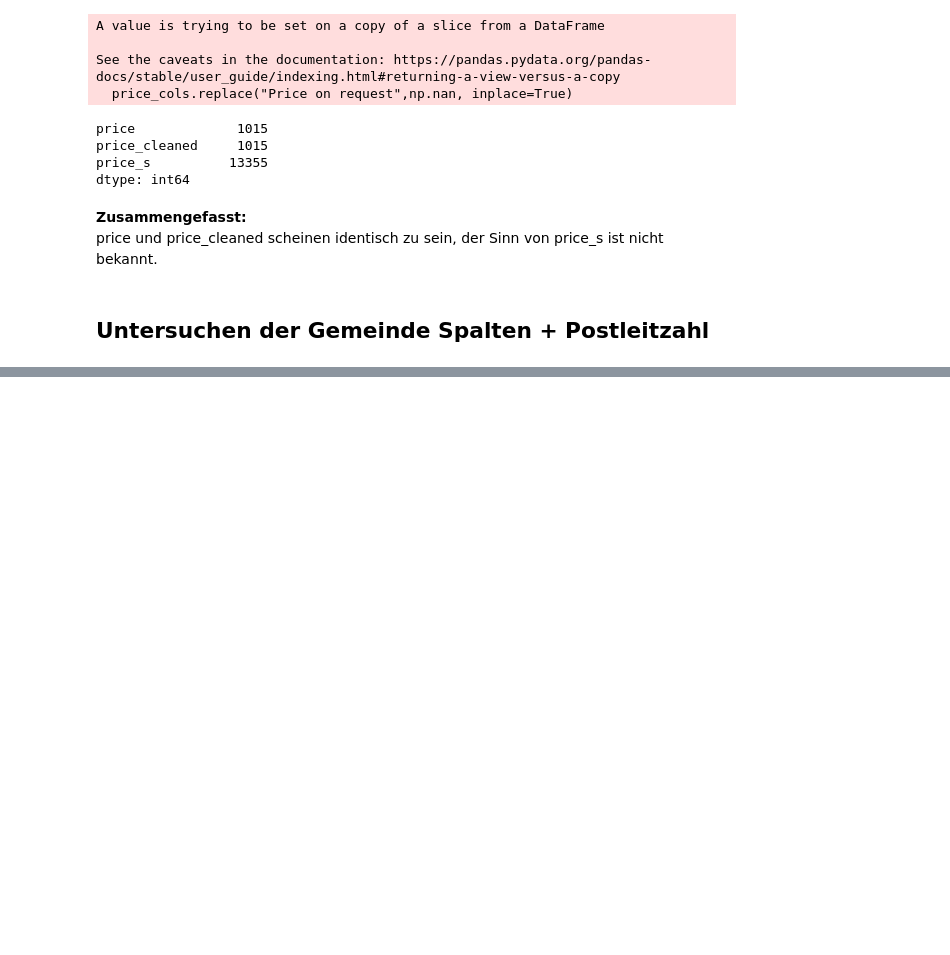
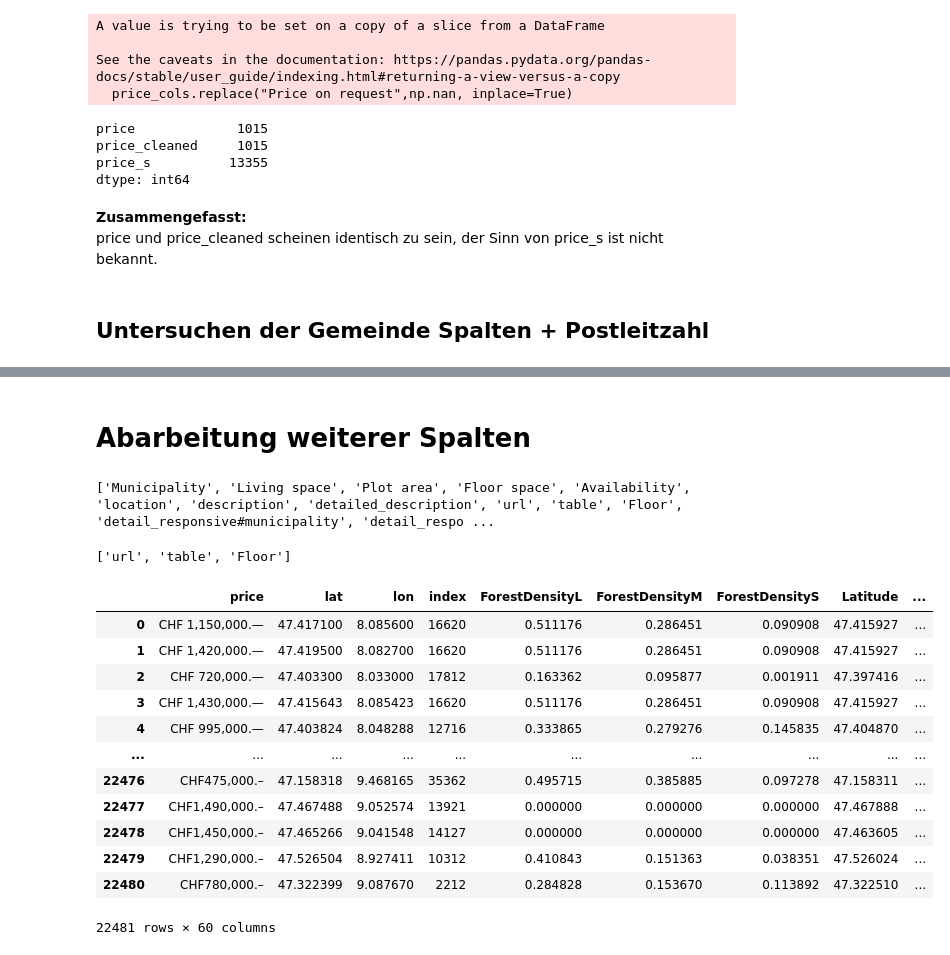
Before and after one commit to staldenhoefler/immo_challenge, a Jupyter notebook: notebooks/EDA.ipynb, the cells around one changed output, grey strips where cells are left out. Drawn from its saved outputs; the diff is of its cells as text; code cells hidden in the pictures; blank space fills up the shorter version.

```diff
--- a/notebooks/EDA.ipynb
+++ b/notebooks/EDA.ipynb
@@ -206,5 +176,5 @@ df.head()
 # %%
-col_gemeinde = df[["Municipality", "location","detail_responsive#municipality", "Gemeinde", "Commune","Municipality_merged","Comune", "Municipality_merged", "location_parsed", "address", "Locality", "Zip","plz_parsed","address_s","plz"]]
+col_gemeinde = df[["Municipality", "location","detail_responsive#municipality", "Gemeinde", "Commune","Municipality_merged","Comune", "Municipality_merged", "location_parsed", "address","detailed_description", "Locality", "Zip","plz_parsed","address_s","plz"]]
 # %%
 col_gemeinde.head()
 # %% [output]
@@ -369,0 +311,6 @@ Name: count, Length: 2681, dtype: int64
+# %% [markdown]
+# Abarbeitung weiterer Spalten
+# %%
+print(lst_columns)
+# %% [output]
+['Municipality', 'Living space', 'Plot area', 'Floor space', 'Availability', 'location', 'description', 'detailed_description', 'url', 'table', 'Floor', 'detail_responsive#municipality', 'detail_respo ...
@@ -369,0 +383,23 @@ Name: count, Length: 2681, dtype: int64
+# %%
+df_short = df.copy()
+df_short.drop(columns= del_col,inplace=True)
+# %%
+["price","url","table","Floor","lat","lon","index","Latitude","Longitude"]
+# %% [output]
+['url', 'table', 'Floor']
+# %%
+df_short
+# %% [output]
+|  | price | lat | lon | index | ForestDensityL | ForestDensityM | ForestDensityS | Latitude | ... |
+| 0 | CHF 1,150,000.— | 47.417100 | 8.085600 | 16620 | 0.511176 | 0.286451 | 0.090908 | 47.415927 | ... |
+| 1 | CHF 1,420,000.— | 47.419500 | 8.082700 | 16620 | 0.511176 | 0.286451 | 0.090908 | 47.415927 | ... |
+| 2 | CHF 720,000.— | 47.403300 | 8.033000 | 17812 | 0.163362 | 0.095877 | 0.001911 | 47.397416 | ... |
+| 3 | CHF 1,430,000.— | 47.415643 | 8.085423 | 16620 | 0.511176 | 0.286451 | 0.090908 | 47.415927 | ... |
+| 4 | CHF 995,000.— | 47.403824 | 8.048288 | 12716 | 0.333865 | 0.279276 | 0.145835 | 47.404870 | ... |
+| ... | ... | ... | ... | ... | ... | ... | ... | ... | ... |
+| 22476 | CHF475,000.– | 47.158318 | 9.468165 | 35362 | 0.495715 | 0.385885 | 0.097278 | 47.158311 | ... |
+| 22477 | CHF1,490,000.– | 47.467488 | 9.052574 | 13921 | 0.000000 | 0.000000 | 0.000000 | 47.467888 | ... |
+| 22478 | CHF1,450,000.– | 47.465266 | 9.041548 | 14127 | 0.000000 | 0.000000 | 0.000000 | 47.463605 | ... |
+| 22479 | CHF1,290,000.– | 47.526504 | 8.927411 | 10312 | 0.410843 | 0.151363 | 0.038351 | 47.526024 | ... |
+| 22480 | CHF780,000.– | 47.322399 | 9.087670 | 2212 | 0.284828 | 0.153670 | 0.113892 | 47.322510 | ... |
+22481 rows × 60 columns
```
Also changed, not shown: parts of 51 cells of this notebook.
